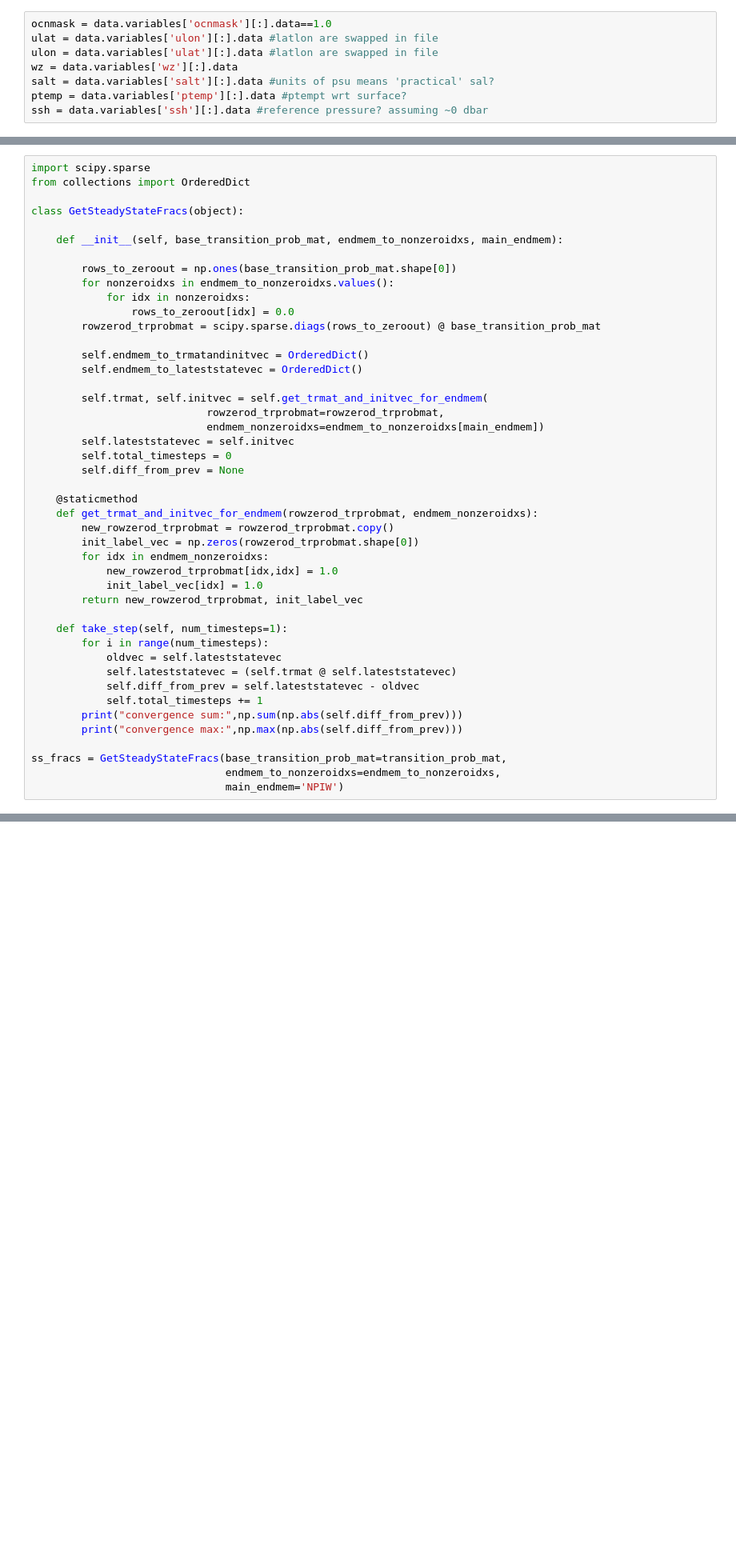
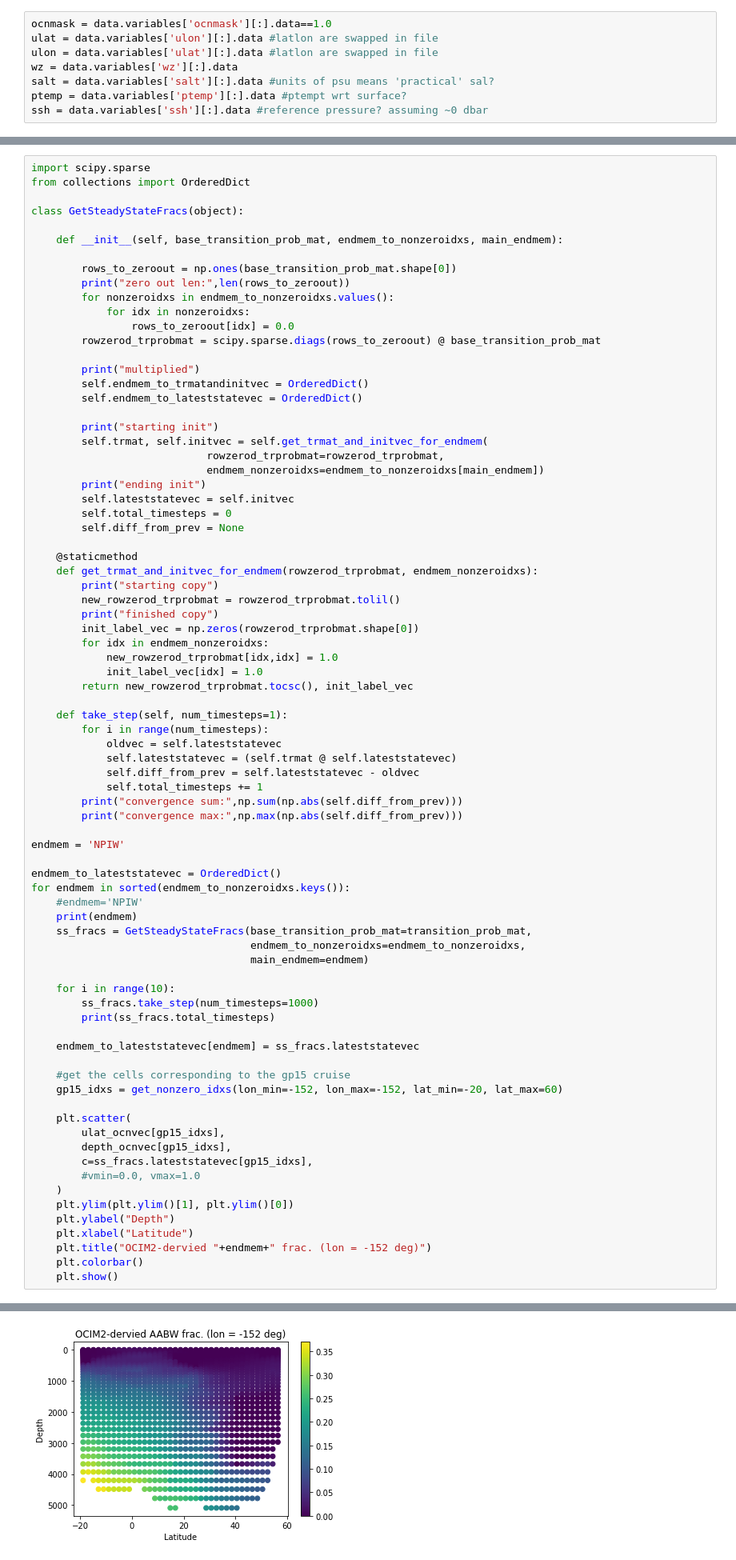
Before and after one commit to nitrogenlab/oceanography_colab_notebooks, a Jupyter notebook: study_fluxes/SteadyStateAlongGP15fromHolzerFluxes.ipynb, the cells around one changed output, grey strips where cells are left out. Shown at 80% size. Drawn from its saved outputs; the diff is of its cells as text; blank space fills up the shorter version.

```diff
--- a/study_fluxes/SteadyStateAlongGP15fromHolzerFluxes.ipynb
+++ b/study_fluxes/SteadyStateAlongGP15fromHolzerFluxes.ipynb
@@ -163,29 +163,35 @@ class GetSteadyStateFracs(object):
     def __init__(self, base_transition_prob_mat, endmem_to_nonzeroidxs, main_endmem):
 
         rows_to_zeroout = np.ones(base_transition_prob_mat.shape[0])
+        print("zero out len:",len(rows_to_zeroout))
         for nonzeroidxs in endmem_to_nonzeroidxs.values():
             for idx in nonzeroidxs:
                 rows_to_zeroout[idx] = 0.0
         rowzerod_trprobmat = scipy.sparse.diags(rows_to_zeroout) @ base_transition_prob_mat
 
+        print("multiplied")
         self.endmem_to_trmatandinitvec = OrderedDict()
         self.endmem_to_lateststatevec = OrderedDict()
 
+        print("starting init")
         self.trmat, self.initvec = self.get_trmat_and_initvec_for_endmem(
                             rowzerod_trprobmat=rowzerod_trprobmat,
                             endmem_nonzeroidxs=endmem_to_nonzeroidxs[main_endmem])
+        print("ending init")
         self.lateststatevec = self.initvec
         self.total_timesteps = 0
         self.diff_from_prev = None
 
     @staticmethod
     def get_trmat_and_initvec_for_endmem(rowzerod_trprobmat, endmem_nonzeroidxs):
-        new_rowzerod_trprobmat = rowzerod_trprobmat.copy()
+        print("starting copy")
+        new_rowzerod_trprobmat = rowzerod_trprobmat.tolil()
+        print("finished copy")
         init_label_vec = np.zeros(rowzerod_trprobmat.shape[0])
         for idx in endmem_nonzeroidxs:
             new_rowzerod_trprobmat[idx,idx] = 1.0
             init_label_vec[idx] = 1.0
-        return new_rowzerod_trprobmat, init_label_vec
+        return new_rowzerod_trprobmat.tocsc(), init_label_vec
 
     def take_step(self, num_timesteps=1):
         for i in range(num_timesteps):
@@ -196,6 +202,35 @@ class GetSteadyStateFracs(object):
         print("convergence sum:",np.sum(np.abs(self.diff_from_prev)))
         print("convergence max:",np.max(np.abs(self.diff_from_prev)))
 
-ss_fracs = GetSteadyStateFracs(base_transition_prob_mat=transition_prob_mat,
-                               endmem_to_nonzeroidxs=endmem_to_nonzeroidxs,
-                               main_endmem='NPIW')
+endmem = 'NPIW'
+
+endmem_to_lateststatevec = OrderedDict()
+for endmem in sorted(endmem_to_nonzeroidxs.keys()):
+    #endmem='NPIW'
+    print(endmem)
+    ss_fracs = GetSteadyStateFracs(base_transition_prob_mat=transition_prob_mat,
+                                   endmem_to_nonzeroidxs=endmem_to_nonzeroidxs,
+                                   main_endmem=endmem)
+
+    for i in range(10):
+        ss_fracs.take_step(num_timesteps=1000)
+        print(ss_fracs.total_timesteps)
+
+    endmem_to_lateststatevec[endmem] = ss_fracs.lateststatevec
+
+    #get the cells corresponding to the gp15 cruise
+    gp15_idxs = get_nonzero_idxs(lon_min=-152, lon_max=-152, lat_min=-20, lat_max=60)
+
+    plt.scatter(
+        ulat_ocnvec[gp15_idxs],
+        depth_ocnvec[gp15_idxs],
+        c=ss_fracs.lateststatevec[gp15_idxs],
+        #vmin=0.0, vmax=1.0
+    )
+    plt.ylim(plt.ylim()[1], plt.ylim()[0])
+    plt.ylabel("Depth")
+    plt.xlabel("Latitude")
+    plt.title("OCIM2-dervied "+endmem+" frac. (lon = -152 deg)")
+    plt.colorbar()
+    plt.show()
+# %% [output]
@@ -201,0 +254 @@ ss_fracs = GetSteadyStateFracs(base_transition_prob_mat=transition_prob_mat,
+[figure, added]
```
Also changed, not shown: parts of 8 cells of this notebook.
